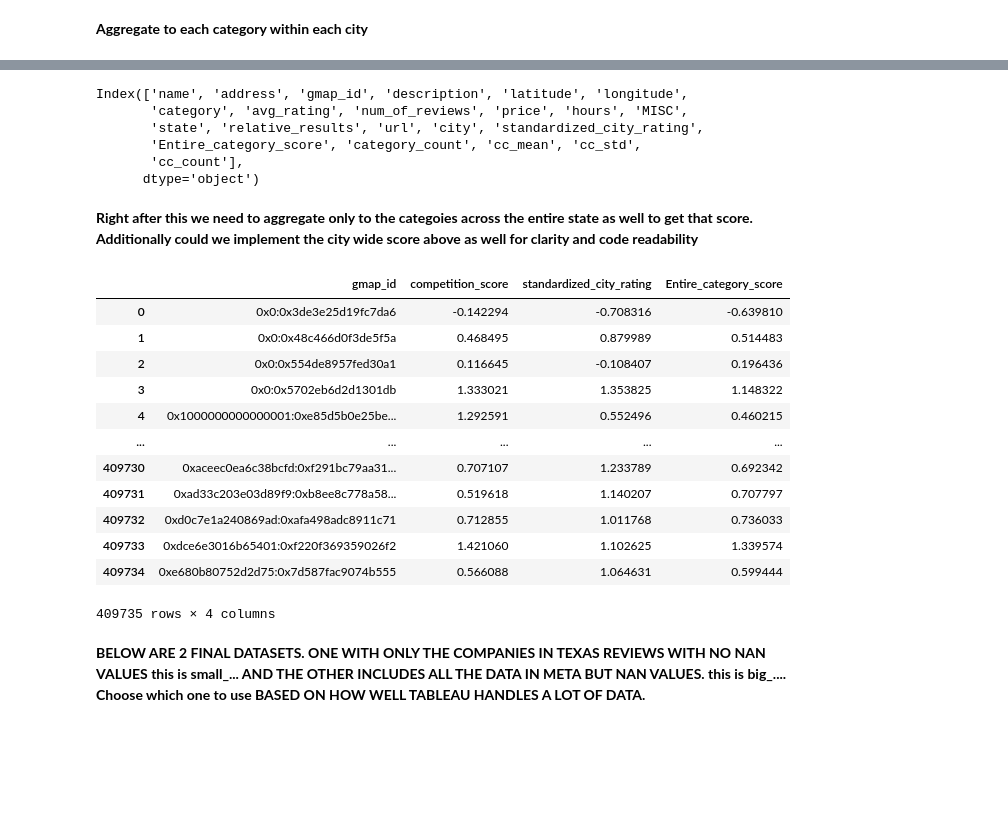
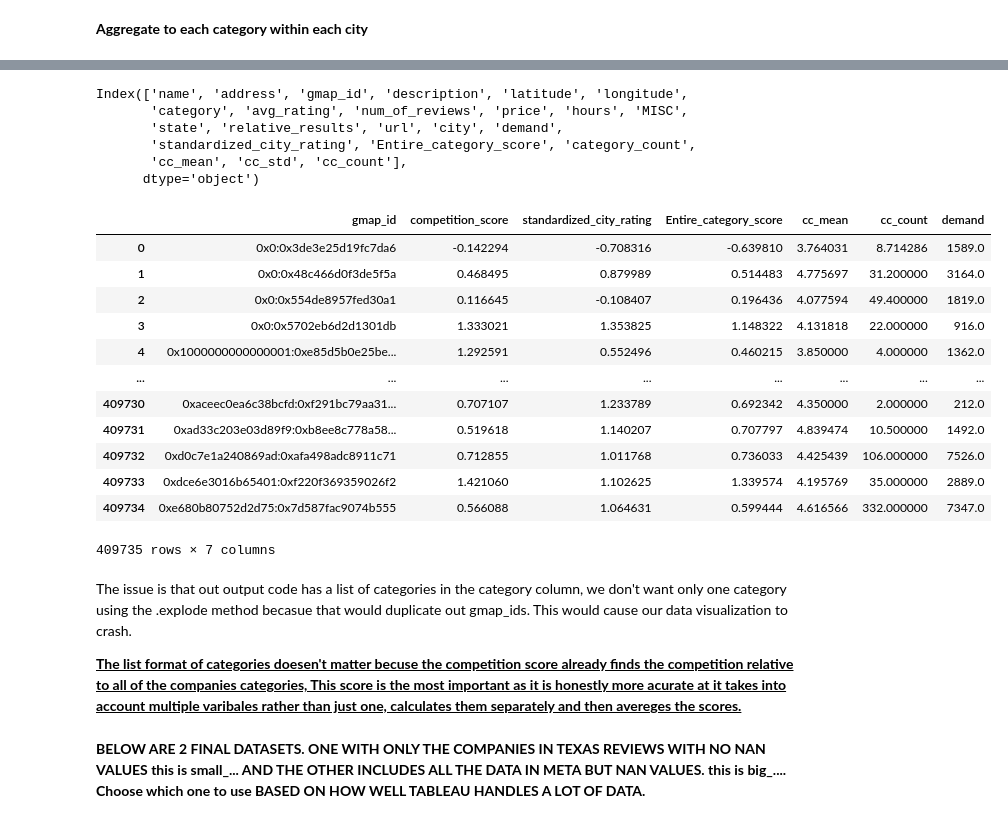
Before and after one commit to Dhrutube/DS3-LocalLens, a Jupyter notebook: Normalizing_Review_Culture.ipynb, the cells around one changed output, grey strips where cells are left out. Cells and saved outputs as stored; diff of their text form; code cells hidden in the pictures; blank space fills up the shorter version.

Commit message:
FINALIZED ALL CODE (CATEGORIES PENDING)

```diff
--- a/Normalizing_Review_Culture.ipynb
+++ b/Normalizing_Review_Culture.ipynb
@@ -110,8 +110,11 @@ nearest_city_names = us_cities.iloc[indices.flatten()]['city'].reset_index(drop=
 
 category_df = category_df.reset_index(drop=True)
 category_df['city'] = nearest_city_names
+#now has a city column on category_df which we can use groupby to attatch a new column for
+category_df['demand'] = category_df.groupby('city')['gmap_id'].transform('count')
+df_for_later = category_df.copy()
 category_df['standardized_city_rating'] = standardize_rating_by_city(category_df)
-#TODO make sure this column gets included in the final output
+#make sure this column gets included in the final output
 #Extract all unique category labels from california_metadata
 category_df = category_df.explode('category')
 #Convert everything to lower case and remove blank space
@@ -156,4 +161,10 @@ category_stats.columns = ['city', 'category', 'cc_mean', 'cc_std', 'cc_count']
 # Merge back into category data set (here category df is just the exploded metadata with city and category count)
 mcategory_df = category_df.merge(category_stats, on=['city', 'category'], how='inner') #merge on both city and category
 mcategory_df.shape[0]
+mcategory_df['cc_count'] = (
+    mcategory_df.groupby(['city', 'category'])['gmap_id']
+      .transform('nunique')
+)
+mcategory_df
+mcategory_df.drop(columns=[ 'category_count'])
 # %% [output]
@@ -161,47 +184,52 @@ mcategory_df.shape[0]
 # %%
-mcategory_df.columns
+mcategory_df.columns #lets use cc_mean and keep it as a column
+#so we can do 5 - df['cc_mean'] to get our quality penalty
+#TODO check if this includes the 'demand' column and the cc_mean
 # %% [output]
 Index(['name', 'address', 'gmap_id', 'description', 'latitude', 'longitude',
        'category', 'avg_rating', 'num_of_reviews', 'price', 'hours', 'MISC',
-       'state', 'relative_results', 'url', 'city', 'standardized_city_rating',
-       'Entire_category_score', 'category_count', 'cc_mean', 'cc_std',
-       'cc_count'],
+       'state', 'relative_results', 'url', 'city', 'demand',
+       'standardized_city_rating', 'Entire_category_score', 'category_count',
+       'cc_mean', 'cc_std', 'cc_count'],
       dtype='object')
-# %% [markdown]
-**Right after this we need to aggregate only to the categoies across the entire state as well to get that score. Additionally could we implement the city wide score above as well for clarity and code readability**
 # %%
 
 # competition score = normalized rating in local area relative to competition
 # If less than 2 companies in the city-category combo, mark as insufficient data
 mcategory_df['competition_score'] = mcategory_df.apply(
     lambda row:
         (row['avg_rating'] - row['cc_mean']) / row['cc_std']
         if (row['cc_count'] >= 2 and row['cc_std'] != 0)
         else np.nan,
     axis=1
 )
 
 mcategory_df = mcategory_df.groupby('gmap_id').agg({
     'competition_score': 'mean',
     'standardized_city_rating': 'mean',
-    'Entire_category_score': 'mean'
+    'Entire_category_score': 'mean',
+    'cc_mean': 'mean',
+    'cc_count': 'mean',
+    'demand': 'mean'
+
+    #this gives us cc_mean as a col to use 'Targetability'
 }).reset_index()
 
 mcategory_df #The reason that the number dropped is becuase explode will create multiple rows and grouping by gmap_id will reduce that back
 # %% [output]
-|  | gmap_id | competition_score | standardized_city_rating | Entire_category_score |
-| 0 | 0x0:0x3de3e25d19fc7da6 | -0.142294 | -0.708316 | -0.639810 |
-| 1 | 0x0:0x48c466d0f3de5f5a | 0.468495 | 0.879989 | 0.514483 |
-| 2 | 0x0:0x554de8957fed30a1 | 0.116645 | -0.108407 | 0.196436 |
-| 3 | 0x0:0x5702eb6d2d1301db | 1.333021 | 1.353825 | 1.148322 |
-| 4 | 0x1000000000000001:0xe85d5b0e25be... | 1.292591 | 0.552496 | 0.460215 |
-| ... | ... | ... | ... | ... |
-| 409730 | 0xaceec0ea6c38bcfd:0xf291bc79aa31... | 0.707107 | 1.233789 | 0.692342 |
-| 409731 | 0xad33c203e03d89f9:0xb8ee8c778a58... | 0.519618 | 1.140207 | 0.707797 |
-| 409732 | 0xd0c7e1a240869ad:0xafa498adc8911c71 | 0.712855 | 1.011768 | 0.736033 |
-| 409733 | 0xdce6e3016b65401:0xf220f369359026f2 | 1.421060 | 1.102625 | 1.339574 |
-| 409734 | 0xe680b80752d2d75:0x7d587fac9074b555 | 0.566088 | 1.064631 | 0.599444 |
+|  | gmap_id | competition_score | standardized_city_rating | Entire_category_score | cc_mean | cc_count | demand |
+| 0 | 0x0:0x3de3e25d19fc7da6 | -0.142294 | -0.708316 | -0.639810 | 3.764031 | 8.714286 | 1589.0 |
+| 1 | 0x0:0x48c466d0f3de5f5a | 0.468495 | 0.879989 | 0.514483 | 4.775697 | 31.200000 | 3164.0 |
+| 2 | 0x0:0x554de8957fed30a1 | 0.116645 | -0.108407 | 0.196436 | 4.077594 | 49.400000 | 1819.0 |
+| 3 | 0x0:0x5702eb6d2d1301db | 1.333021 | 1.353825 | 1.148322 | 4.131818 | 22.000000 | 916.0 |
+| 4 | 0x1000000000000001:0xe85d5b0e25be... | 1.292591 | 0.552496 | 0.460215 | 3.850000 | 4.000000 | 1362.0 |
+| ... | ... | ... | ... | ... | ... | ... | ... |
+| 409730 | 0xaceec0ea6c38bcfd:0xf291bc79aa31... | 0.707107 | 1.233789 | 0.692342 | 4.350000 | 2.000000 | 212.0 |
+| 409731 | 0xad33c203e03d89f9:0xb8ee8c778a58... | 0.519618 | 1.140207 | 0.707797 | 4.839474 | 10.500000 | 1492.0 |
+| 409732 | 0xd0c7e1a240869ad:0xafa498adc8911c71 | 0.712855 | 1.011768 | 0.736033 | 4.425439 | 106.000000 | 7526.0 |
+| 409733 | 0xdce6e3016b65401:0xf220f369359026f2 | 1.421060 | 1.102625 | 1.339574 | 4.195769 | 35.000000 | 2889.0 |
+| 409734 | 0xe680b80752d2d75:0x7d587fac9074b555 | 0.566088 | 1.064631 | 0.599444 | 4.616566 | 332.000000 | 7347.0 |
-409735 rows × 4 columns
+409735 rows × 7 columns
 # %%
 #We will merge all of this back into texas metadata with an inner merge to add the new z-score and CI columns for the Tableu dataset.
 
@@ -233,6 +261,10 @@ mtexas_metadata = texas_metadata.merge(
 
 # mcategory_df['CI']= mcategory_df['gmap_id'].apply(individual_company_rating_confidence_interval)
 # mcategory_df #THIS TAKES TO LONG SPEED IT UP AND THEN MERGE BACK TO TEXAS METADATA
+# %% [markdown]
+The issue is that out output code has a list of categories in the category column, we don't want only one category using the .explode method becasue that would duplicate out gmap_ids. This would cause our data visualization to crash.
+
+**<u>The list format of categories doesen't matter becuse the competition score already finds the competition relative to all of the companies categories, This score is the most important as it is honestly more acurate at it takes into account multiple varibales rather than just one, calculates them separately and then avereges the scores.**
 # %%
 
 
```
Also changed, not shown: parts of 19 cells of this notebook, 1 other file.
